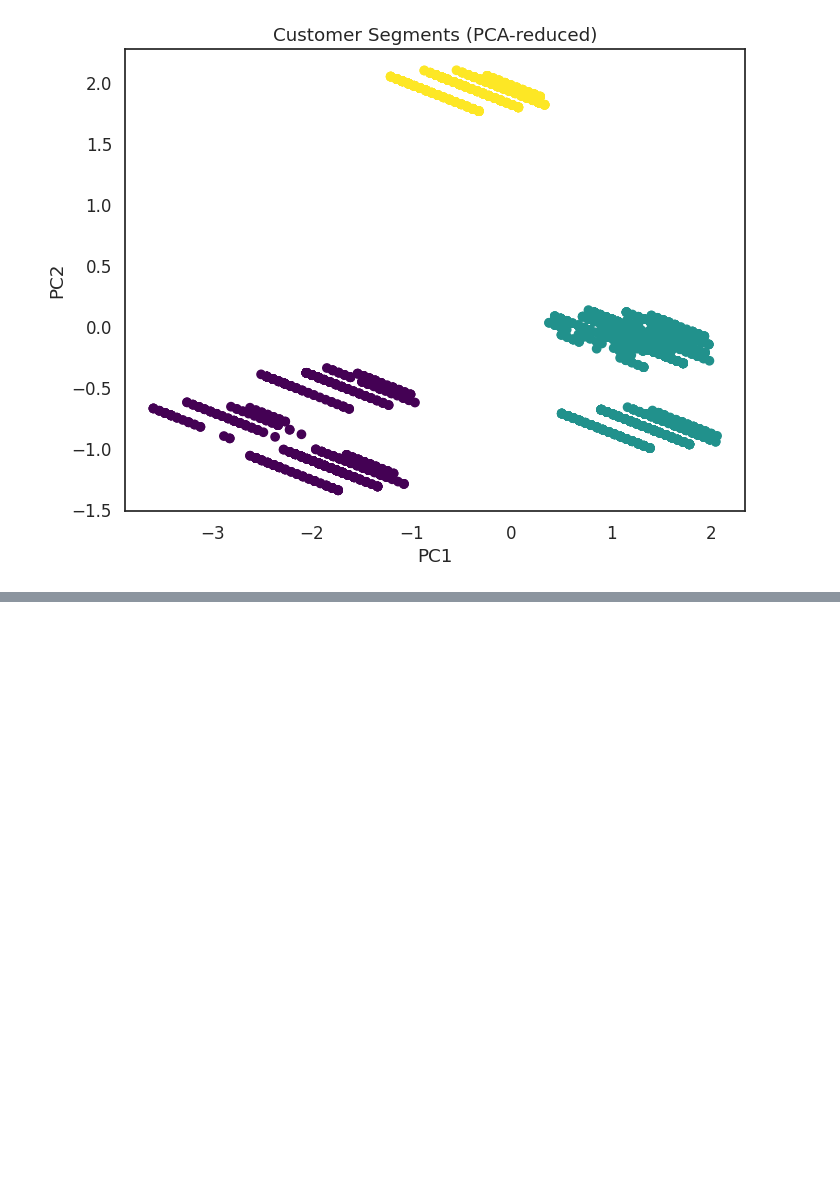
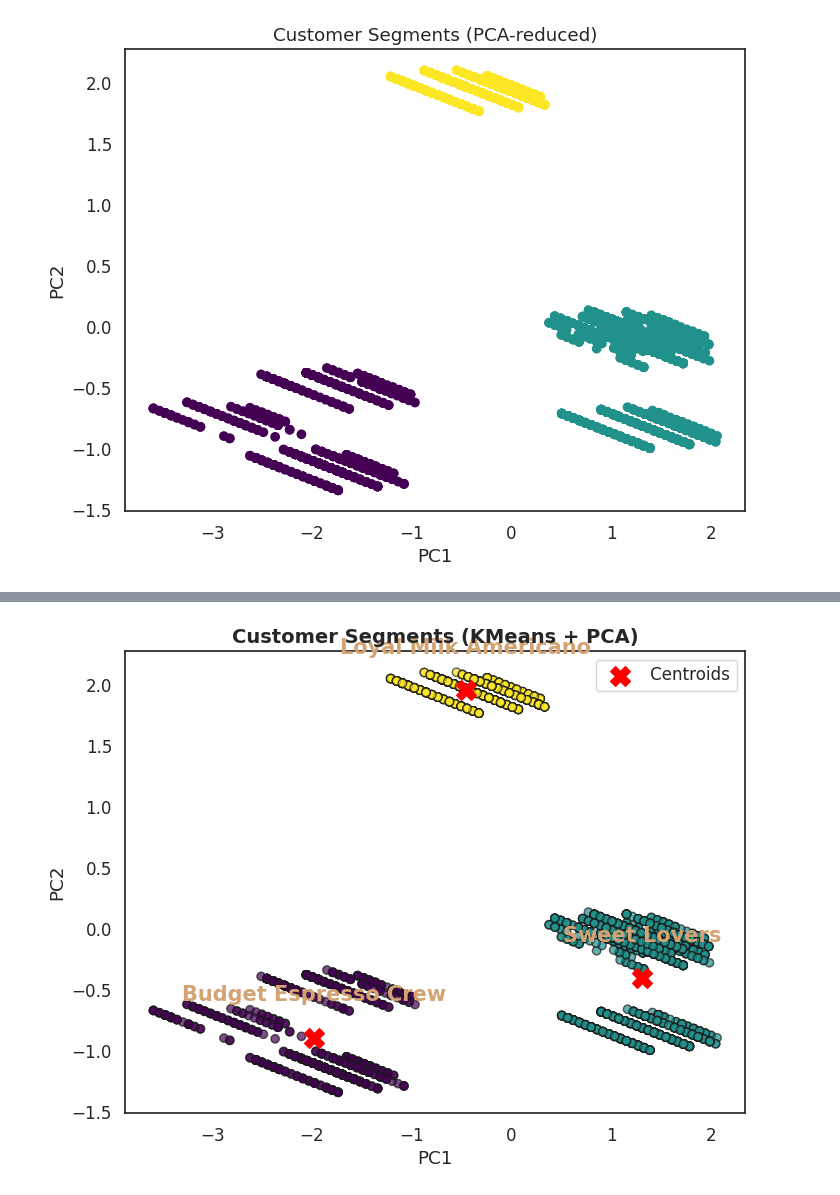
Before and after one commit to kintanpitaloka/Coffee-Sales-Analytics, a Jupyter notebook: Coffee_Sales_Analytics_for_Smarter_Business_Decisions.ipynb, the cells around one changed output, grey strips where cells are left out. Drawn from its saved outputs; the diff is of its cells as text; code cells hidden in the pictures; blank space fills up the shorter version.

```diff
--- a/Coffee_Sales_Analytics_for_Smarter_Business_Decisions.ipynb
+++ b/Coffee_Sales_Analytics_for_Smarter_Business_Decisions.ipynb
@@ -261,0 +252,35 @@ dtype: int64
+# %%
+# Ambil hasil PCA dan cluster
+x = pca_features[:, 0]
+y = pca_features[:, 1]
+clusters = df['cluster']
+
+# Plot scatter tiap titik
+plt.figure(figsize=(8,6))
+plt.scatter(x, y, c=clusters, cmap='viridis', alpha=0.7,
+            edgecolor='k', marker='o')
+
+# Tambahin centroid cluster
+centroids = kmeans.cluster_centers_
+centroids_pca = pca.transform(centroids)  # transform biar sesuai space PCA
+plt.scatter(centroids_pca[:,0], centroids_pca[:,1],
+            c='red', marker='X', s=200, label='Centroids')
+
+# Label manual per cluster (ganti sesuai insight kamu)
+labels = {
+    0: "Budget Espresso Crew",
+    1: "Sweet Lovers",
+    2: "Loyal Milk Americano"
+}
+for i, (cx, cy) in enumerate(centroids_pca):
+    plt.text(cx, cy+0.3, labels[i], ha='center', fontsize=15,
+             weight='bold', color="#d4a373")
+
+# Styling plot
+plt.title("Customer Segments (KMeans + PCA)", fontsize=14, weight='bold')
+plt.xlabel("PC1")
+plt.ylabel("PC2")
+plt.legend()
+plt.show()
+# %% [output]
+[figure, added]
```
Also changed, not shown: parts of 3 cells of this notebook.
